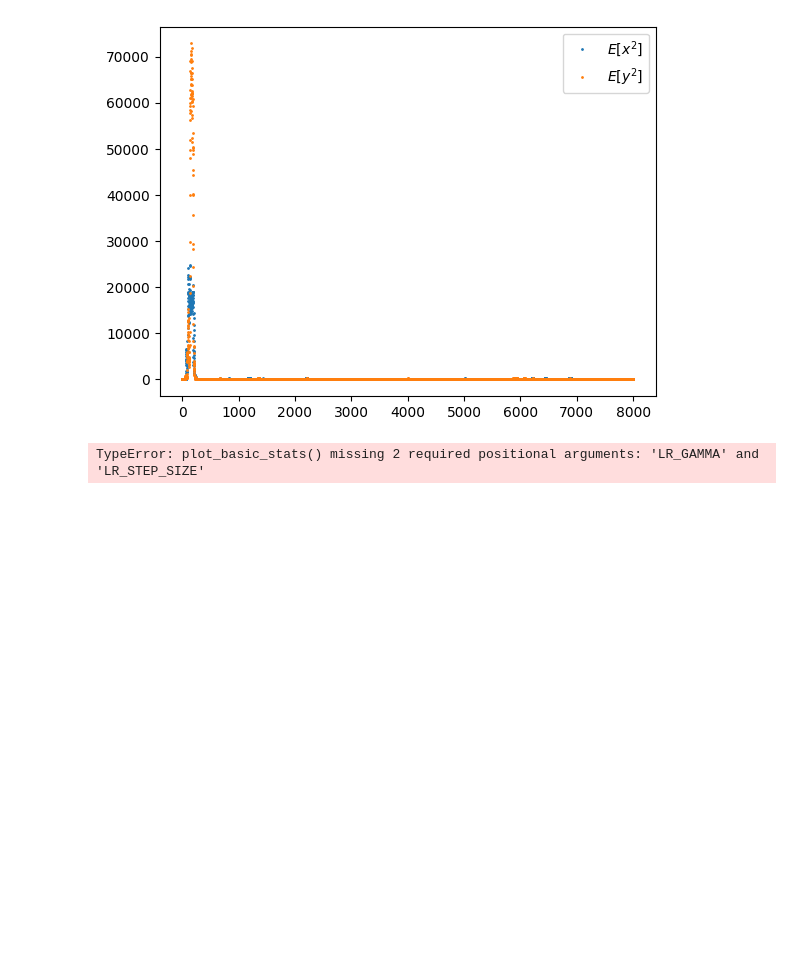
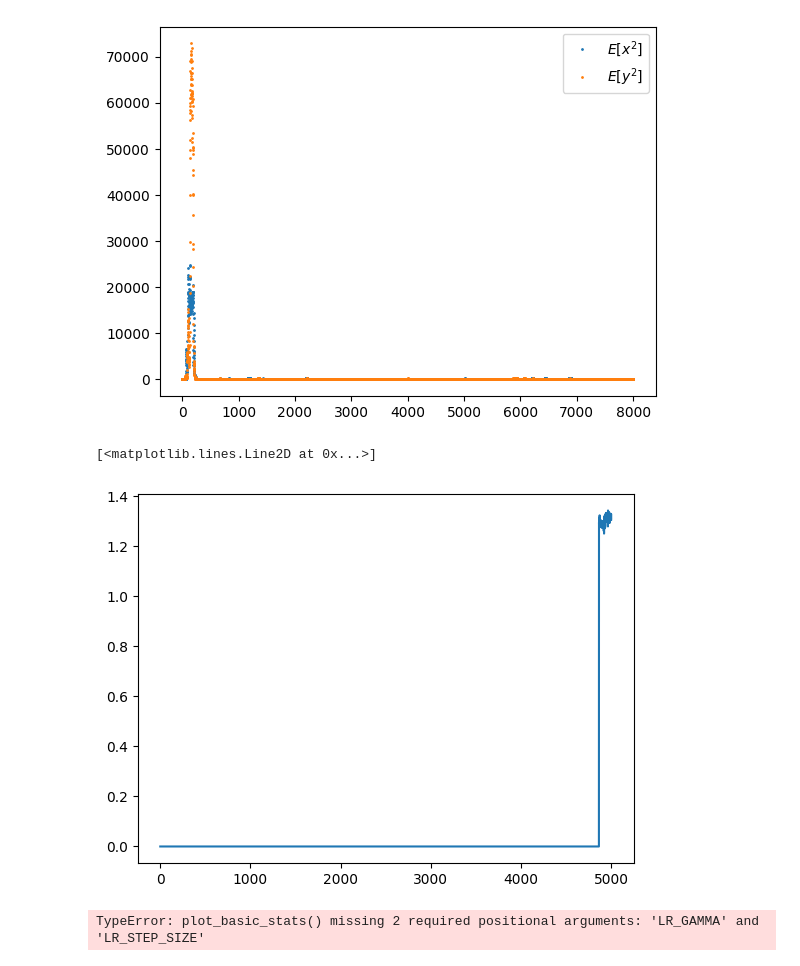
Before and after one commit to kluski777/PraktykiGAN, a Jupyter notebook: GAN.ipynb, the cells around one changed output. Drawn from its saved outputs; the diff is of its cells as text; code cells hidden in the pictures; blank space fills up the shorter version.

```diff
--- a/GAN.ipynb
+++ b/GAN.ipynb
@@ -436,6 +422,11 @@ plt.legend()
 [figure]
 <matplotlib.legend.Legend at 0x...>
 [figure]
+# %%
+plt.plot(G_weight_change)
+# %% [output]
+[<matplotlib.lines.Line2D at 0x...>]
+[figure, added]
 # %%
 plot_basic_stats(generator_losses, discriminator_losses, KL, JSD, '\nNajlepszy model poki co')
 torch.save(discriminator.state_dict(), "best_discriminator_so_far.pth")
```
Also changed, not shown: parts of 4 cells of this notebook, 5 other files.
